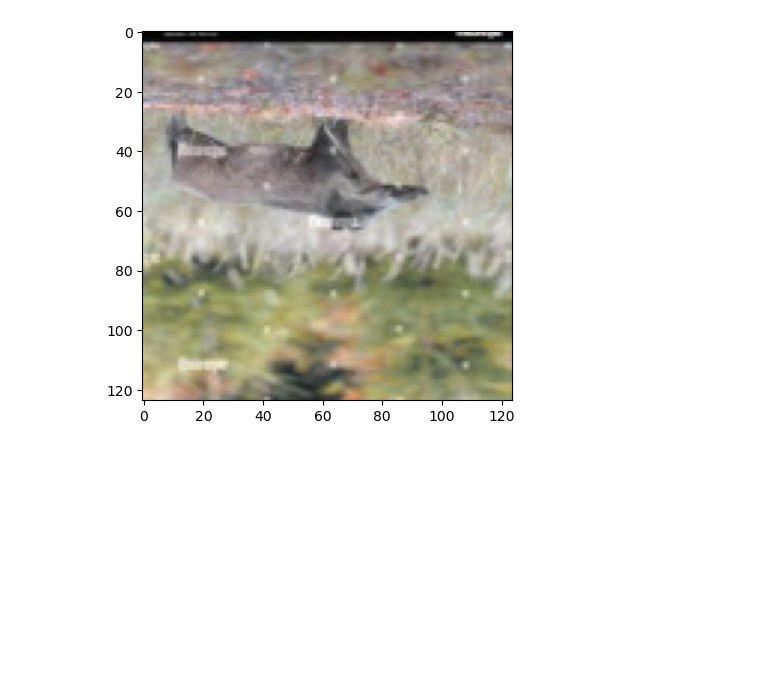
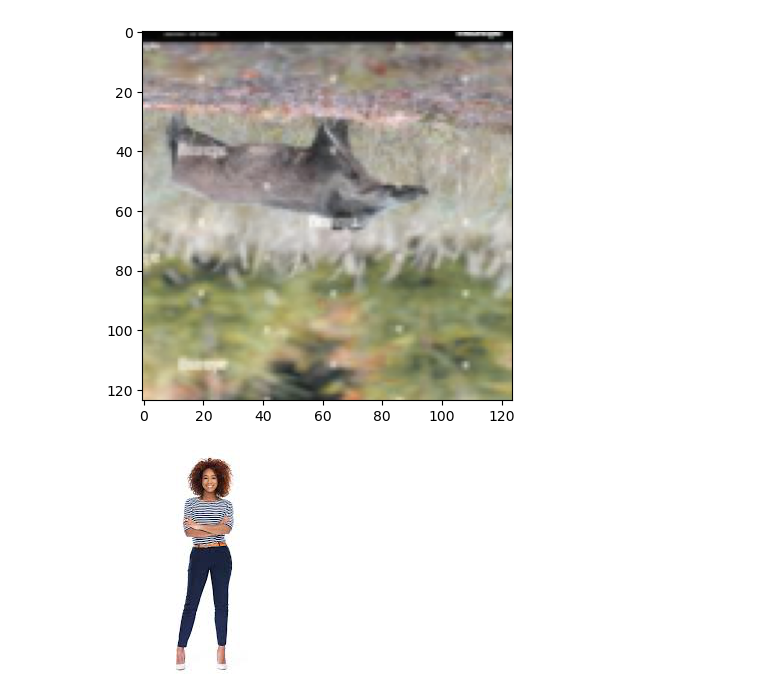
Before and after one commit to Sfarm18/Sfarm, a Jupyter notebook: model/img preprocess.ipynb, the cells around one changed output. Drawn from its saved outputs; the diff is of its cells as text; code cells hidden in the pictures; blank space fills up the shorter version.

Commit message:
feat: data pipeline

```diff
--- a/model/img preprocess.ipynb
+++ b/model/img preprocess.ipynb
@@ -141,0 +151,44 @@ imshow((trainset[359][0]),resize_train_mean,resize_train_std)
+# %%
+from torch.utils.data import Dataset, DataLoader # 데이터 커스터마이징
+from PIL import Image # PIL = Python Image Library
+import cv2 # albumentation transform을 쓰려면 꼭 이 라이브러리를 이용
+import tensorflow as tf
+
+class inhovation_Dataset(Dataset):
+
+  def __init__(self, file_path, mode, transform=None):
+    self.all_data = sorted(glob.glob(os.path.join(file_path, mode, '*', '*')))
+    self.transform = transform
+
+  def __getitem__(self, index):
+
+    if torch.is_tensor(index):        # 인덱스가 tensor 형태일 수 있으니 리스트 형태로 바꿔준다.
+       index = index.tolist()
+
+    data_path = self.all_data[index]
+    #img = np.array(Image.open(data_path).convert("RGB")) # albumenatation transform을 쓰려면 cv2 라이브러리로 이미지를 읽어야 함
+    image=cv2.imread(data_path)
+    image=cv2.cvtColor(image, cv2.COLOR_BGR2RGB) # BGR -> RGB 변환
+
+    # transform 적용
+    if self.transform is not None:
+       augmented = self.transform(image=image)
+       image = augmented['image']
+
+    # 이미지 이름을 활용해 label 부여
+    label=[]
+    if os.path.basename(data_path).startswith("person") == True:
+        label = 0
+    elif os.path.basename(data_path).startswith("wildboar") == True:
+        label = 1
+    else :
+        label = 2
+    return image, label
+
+  def __len__(self):
+    length = len(self.all_data)
+    return length
+# %%
+Image.open(inhovation_Dataset(Dataset_path,'train', transform = None).all_data[0])
+# %% [output]
+[figure, added]
```
Also changed, not shown: parts of 1 cell of this notebook.
